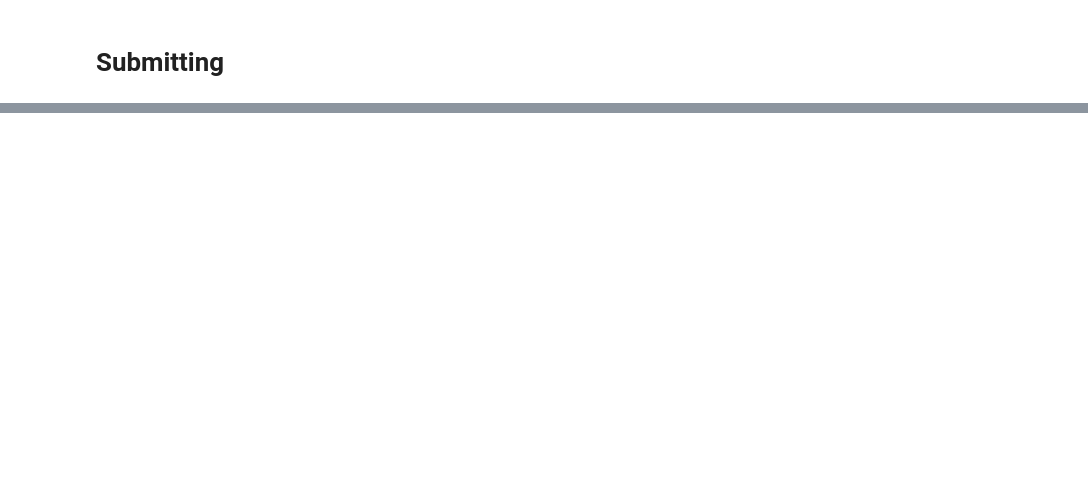
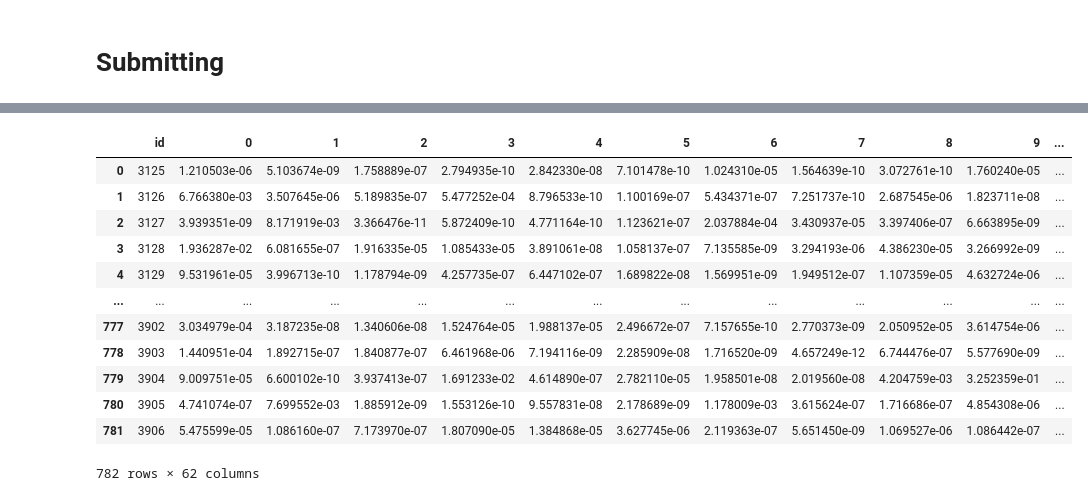
Before and after one commit to 136ha/Dacon-Monthly11-20210221, a Jupyter notebook: transformer-baseline.ipynb, the cells around one changed output, grey strips where cells are left out. Saved outputs shown, nothing was run; the diff lists cells and outputs as text; code cells hidden in the pictures; blank space fills up the shorter version.

```diff
--- a/transformer-baseline.ipynb
+++ b/transformer-baseline.ipynb
@@ -89,0 +95,3 @@ test = np.array(test.iloc[:,2:]).reshape(-1, 600, 16)
+# %%
+without_train = np.array(without.iloc[:,2:]).reshape(-1, 600, 12)
+without_label = train_label[train_label['label'] != 26]['label']
@@ -392,4 +428,23 @@ sample_submssion
 782 rows × 62 columns
+# %%
+sample_submssion = pd.read_csv(path + 'sample_submission.csv')
+sample_submssion.iloc[:,1:] = transformer_test_shifted
+sample_submssion.to_csv("transformer_shifted.csv", index = False)
+sample_submssion
+# %% [output]
+|  | id | 0 | 1 | 2 | 3 | 4 | 5 | 6 | 7 | 8 | 9 | ... |
+| 0 | 3125 | 1.210503e-06 | 5.103674e-09 | 1.758889e-07 | 2.794935e-10 | 2.842330e-08 | 7.101478e-10 | 1.024310e-05 | 1.564639e-10 | 3.072761e-10 | 1.760240e-05 | ... |
+| 1 | 3126 | 6.766380e-03 | 3.507645e-06 | 5.189835e-07 | 5.477252e-04 | 8.796533e-10 | 1.100169e-07 | 5.434371e-07 | 7.251737e-10 | 2.687545e-06 | 1.823711e-08 | ... |
+| 2 | 3127 | 3.939351e-09 | 8.171919e-03 | 3.366476e-11 | 5.872409e-10 | 4.771164e-10 | 1.123621e-07 | 2.037884e-04 | 3.430937e-05 | 3.397406e-07 | 6.663895e-09 | ... |
+| 3 | 3128 | 1.936287e-02 | 6.081655e-07 | 1.916335e-05 | 1.085433e-05 | 3.891061e-08 | 1.058137e-07 | 7.135585e-09 | 3.294193e-06 | 4.386230e-05 | 3.266992e-09 | ... |
+| 4 | 3129 | 9.531961e-05 | 3.996713e-10 | 1.178794e-09 | 4.257735e-07 | 6.447102e-07 | 1.689822e-08 | 1.569951e-09 | 1.949512e-07 | 1.107359e-05 | 4.632724e-06 | ... |
+| ... | ... | ... | ... | ... | ... | ... | ... | ... | ... | ... | ... | ... |
+| 777 | 3902 | 3.034979e-04 | 3.187235e-08 | 1.340606e-08 | 1.524764e-05 | 1.988137e-05 | 2.496672e-07 | 7.157655e-10 | 2.770373e-09 | 2.050952e-05 | 3.614754e-06 | ... |
+| 778 | 3903 | 1.440951e-04 | 1.892715e-07 | 1.840877e-07 | 6.461968e-06 | 7.194116e-09 | 2.285909e-08 | 1.716520e-09 | 4.657249e-12 | 6.744476e-07 | 5.577690e-09 | ... |
+| 779 | 3904 | 9.009751e-05 | 6.600102e-10 | 3.937413e-07 | 1.691233e-02 | 4.614890e-07 | 2.782110e-05 | 1.958501e-08 | 2.019560e-08 | 4.204759e-03 | 3.252359e-01 | ... |
+| 780 | 3905 | 4.741074e-07 | 7.699552e-03 | 1.885912e-09 | 1.553126e-10 | 9.557831e-08 | 2.178689e-09 | 1.178009e-03 | 3.615624e-07 | 1.716686e-07 | 4.854308e-06 | ... |
+| 781 | 3906 | 5.475599e-05 | 1.086160e-07 | 7.173970e-07 | 1.807090e-05 | 1.384868e-05 | 3.627745e-06 | 2.119363e-07 | 5.651450e-09 | 1.069527e-06 | 1.086442e-07 | ... |
+782 rows × 62 columns
 # %%
 # https://www.kaggle.com/gogo827jz/jane-street-ffill-transformer-baseline
 # https://wikidocs.net/31379
```
Also changed, not shown: parts of 14 cells of this notebook.
